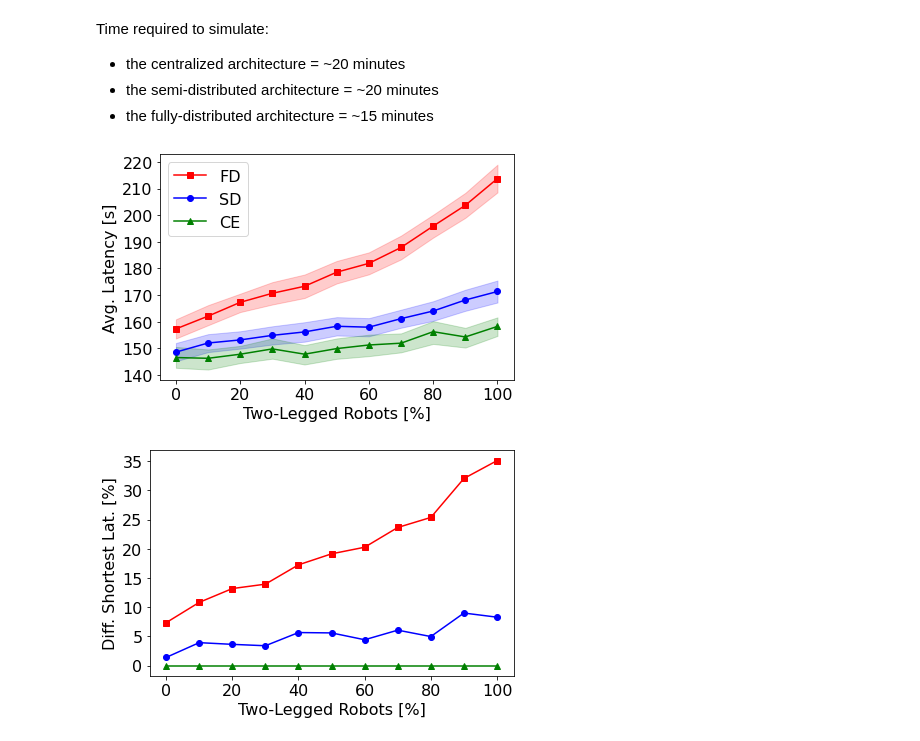
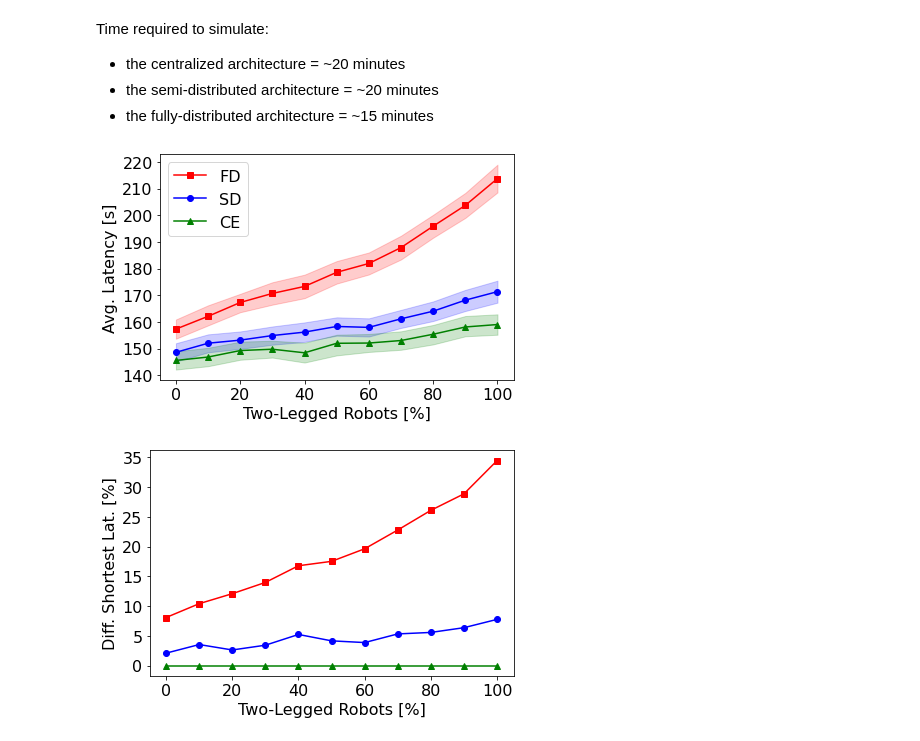
Before and after one commit to rickypinci/CPS-architecture, a Jupyter notebook: analysis.ipynb, the cells around one changed output. Saved outputs shown, nothing was run; the diff lists cells and outputs as text; code cells hidden in the pictures.

```diff
--- a/analysis.ipynb
+++ b/analysis.ipynb
@@ -1884,7 +1884,7 @@ dfInd['R_robot_sys_low'] = dfInd['R1_sys_low'] + dfInd['R2_sys_low']
 dfInd['R_robot_sys_up'] = dfInd['R1_sys_up'] + dfInd['R2_sys_up']
 # %%
 THINK_TIME = 10
-POLICY_REFRESH = 300
+POLICY_REFRESH = 60
 COMM_COST = 1
 ELEV_CAPACITY = 20
 N_ROBOT_TOT = 100
@@ -1926,32 +1926,32 @@ plt.show()
 df1 = dfCentralTmp[['N_robot_legs','R_robot_sys_mean']].set_index('N_robot_legs').reset_index()
 df2 = dfSingleTmp[['N_robot_legs','R_robot_sys_mean']].set_index('N_robot_legs').reset_index()
 df3 = dfIndTmp[['N_robot_legs','R_robot_sys_mean']].set_index('N_robot_legs').reset_index()
 
 dfTot = df1.join(df2.join(df3, rsuffix='_distr'), lsuffix='_central', rsuffix='_semi')
 dfTot.drop(['N_robot_legs_semi', 'N_robot_legs_distr'], axis=1, inplace=True)
 dfTot.rename({'N_robot_legs_central':'N_robot_legs'}, inplace=True)
 
 dfTot['min_R_robot_sys_mean'] = dfTot[['R_robot_sys_mean_central', 'R_robot_sys_mean_semi', 'R_robot_sys_mean_distr']].min(axis=1)
 
 dfTot['diffCentralMin'] = abs(dfTot['R_robot_sys_mean_central'] - dfTot['min_R_robot_sys_mean']) / dfTot['min_R_robot_sys_mean']
 dfTot['diffSemiMin'] = abs(dfTot['R_robot_sys_mean_semi'] - dfTot['min_R_robot_sys_mean']) / dfTot['min_R_robot_sys_mean']
 dfTot['diffDistrMin'] = abs(dfTot['R_robot_sys_mean_distr'] - dfTot['min_R_robot_sys_mean']) / dfTot['min_R_robot_sys_mean']
 
 fig, ax1 = plt.subplots()
 
 ax1.plot(dfCentralTmp['N_robot_legs']*100/N_ROBOT_TOT, dfTot['diffCentralMin']*100, color='green', marker='^', label='CE')
 ax1.plot(dfCentralTmp['N_robot_legs']*100/N_ROBOT_TOT, dfTot['diffSemiMin']*100, color='blue', marker='o', label='SD')
 ax1.plot(dfCentralTmp['N_robot_legs']*100/N_ROBOT_TOT, dfTot['diffDistrMin']*100, color='red', marker='s', label='FD')
 
 plt.xlabel('Two-Legged Robots [%]', fontsize=16)
 plt.ylabel('Diff. Shortest Lat. [%]', fontsize=16)
 plt.xticks(size=16)
 plt.yticks(size=16)
 #plt.legend(fontsize=16)
 
 plt.tight_layout()
 #plt.savefig('images/varNumRobots/50-50_stairsElevator_varN_Z'+str(THINK_TIME)+'_refresh'+str(POLICY_REFRESH)+'_cost'+str(COMM_COST)+'_capacity'+str(ELEV_CAPACITY)+'_diff.pdf')
 plt.show()
 # %% [output]
-[figure, old version]
+[figure, new version]
-[figure, old version]
+[figure, new version]
```
Also changed, not shown: parts of 2 cells of this notebook, 24 other files.
